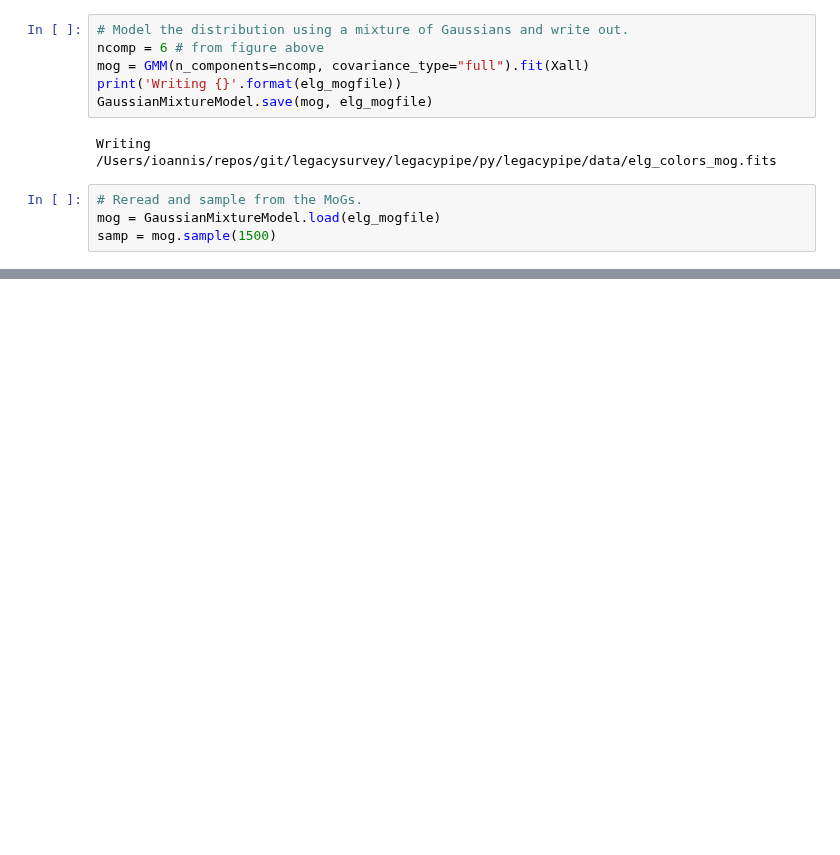
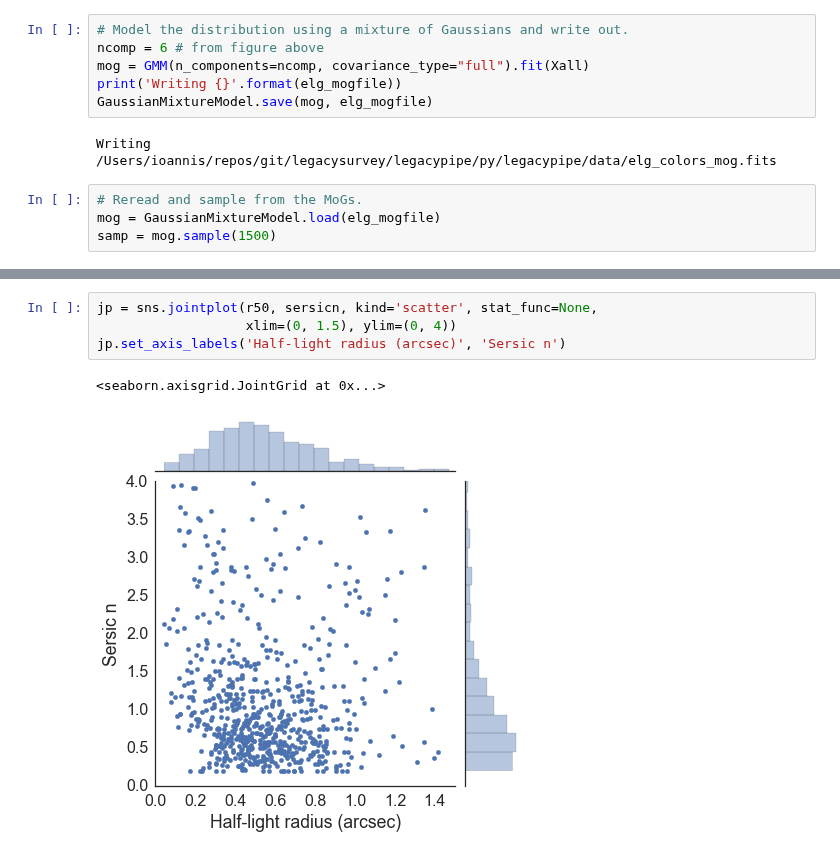
Before and after one commit to legacysurvey/legacypipe, a Jupyter notebook: doc/nb/calib-color-color.ipynb, the cells around one changed output, grey strips where cells are left out. Drawn from its saved outputs; the diff is of its cells as text; blank space fills up the shorter version.

```diff
--- a/doc/nb/calib-color-color.ipynb
+++ b/doc/nb/calib-color-color.ipynb
@@ -252,0 +251,7 @@ ax2
+# %%
+jp = sns.jointplot(r50, sersicn, kind='scatter', stat_func=None,
+                   xlim=(0, 1.5), ylim=(0, 4))
+jp.set_axis_labels('Half-light radius (arcsec)', 'Sersic n')
+# %% [output]
+<seaborn.axisgrid.JointGrid at 0x...>
+[figure, added]
```
Also changed, not shown: parts of 3 cells of this notebook, 1 other file.
